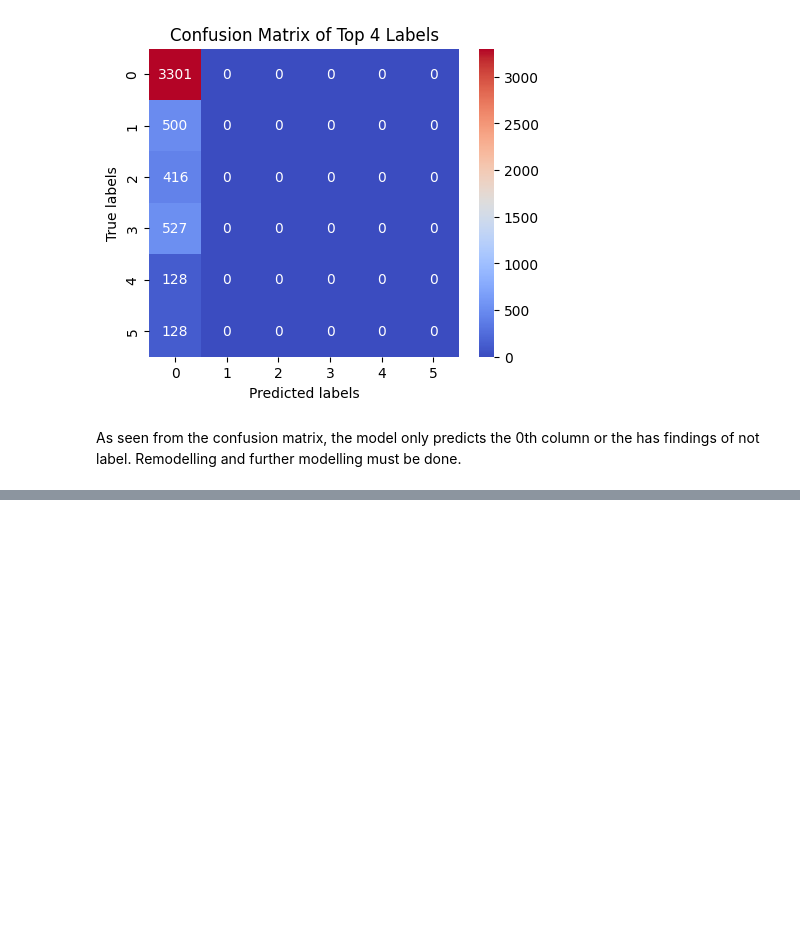
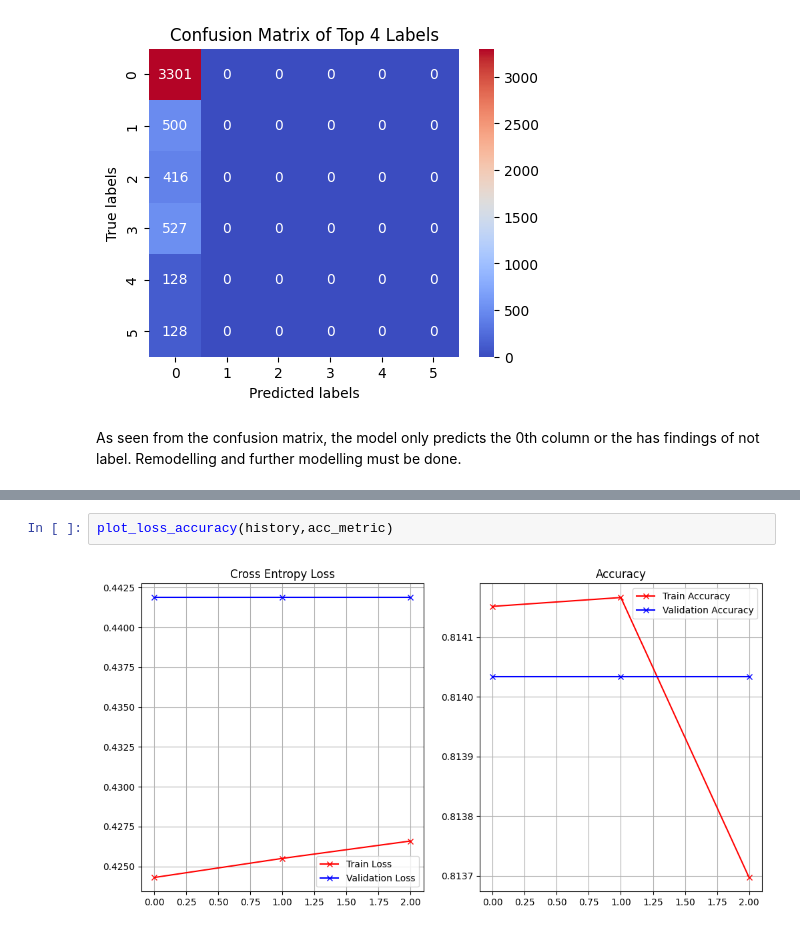
Before and after one commit to qkestacion07/CPE313, a Jupyter notebook: X_ray/train.ipynb, the cells around one changed output, grey strips where cells are left out. Drawn from its saved outputs; the diff is of its cells as text; blank space fills up the shorter version.

```diff
--- a/X_ray/train.ipynb
+++ b/X_ray/train.ipynb
@@ -802,0 +892,4 @@ As seen from the confusion matrix, the model only predicts the 0th column or the
+# %%
+plot_loss_accuracy(history,acc_metric)
+# %% [output]
+[figure, added]
```
Also changed, not shown: parts of 31 cells of this notebook, 3 other files.
